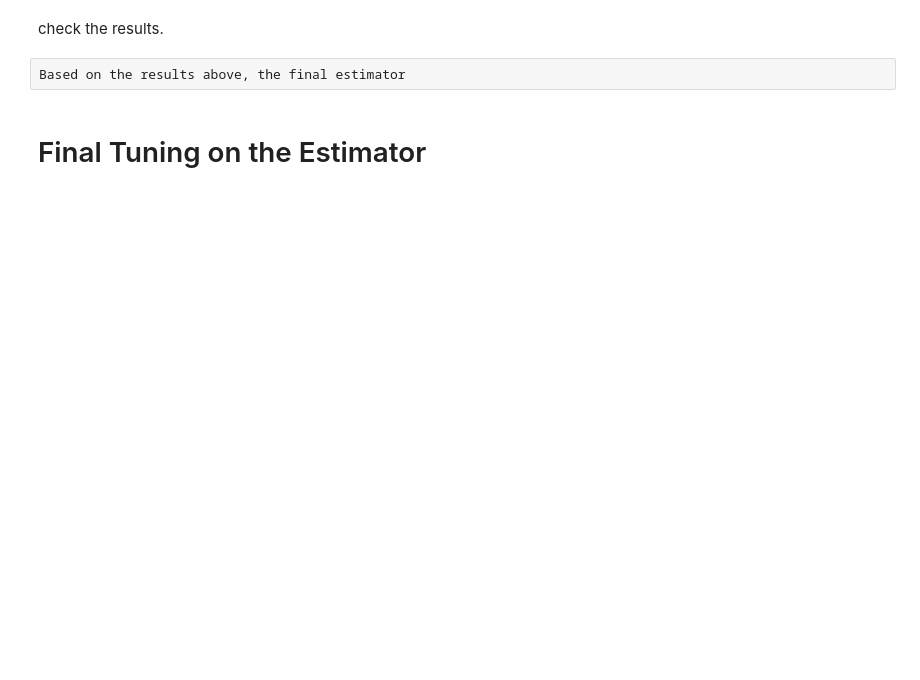
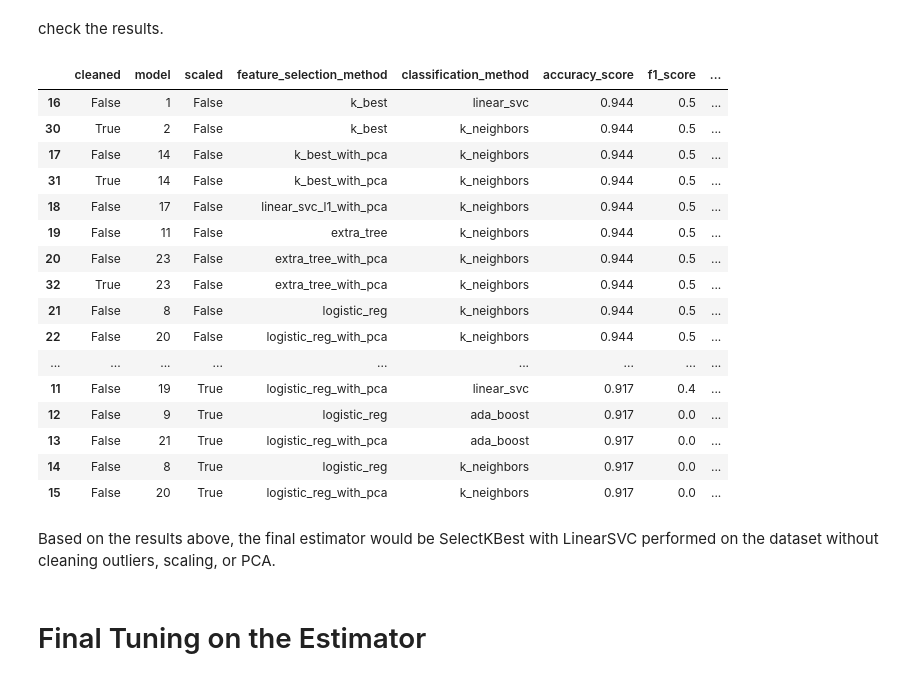
Before and after one commit to yyforyongyu/fraud-detection-enron, a Jupyter notebook: final_project/project_5_machine_learning.ipynb, the cells around one changed output. Saved outputs shown, nothing was run; the diff lists cells and outputs as text; code cells hidden in the pictures; blank space fills up the shorter version.

Commit message:
tuing feature selection

```diff
--- a/final_project/project_5_machine_learning.ipynb
+++ b/final_project/project_5_machine_learning.ipynb
@@ -364,8 +541,26 @@ cleaned_model_sets, score_cleaned = trainModel(data_dict, features_list,
 # %% [markdown]
 check the results.
 # %%
-pd.read_csv("result.csv")
+pd.read_csv("result.csv").sort(['accuracy_score','time_used'], ascending= [0, 1])
+# %% [output]
+|  | cleaned | model | scaled | feature_selection_method | classification_method | accuracy_score | f1_score | ... |
+| 16 | False | 1 | False | k_best | linear_svc | 0.944 | 0.5 | ... |
+| 30 | True | 2 | False | k_best | k_neighbors | 0.944 | 0.5 | ... |
+| 17 | False | 14 | False | k_best_with_pca | k_neighbors | 0.944 | 0.5 | ... |
+| 31 | True | 14 | False | k_best_with_pca | k_neighbors | 0.944 | 0.5 | ... |
+| 18 | False | 17 | False | linear_svc_l1_with_pca | k_neighbors | 0.944 | 0.5 | ... |
+| 19 | False | 11 | False | extra_tree | k_neighbors | 0.944 | 0.5 | ... |
+| 20 | False | 23 | False | extra_tree_with_pca | k_neighbors | 0.944 | 0.5 | ... |
+| 32 | True | 23 | False | extra_tree_with_pca | k_neighbors | 0.944 | 0.5 | ... |
+| 21 | False | 8 | False | logistic_reg | k_neighbors | 0.944 | 0.5 | ... |
+| 22 | False | 20 | False | logistic_reg_with_pca | k_neighbors | 0.944 | 0.5 | ... |
+| ... | ... | ... | ... | ... | ... | ... | ... | ... |
+| 11 | False | 19 | True | logistic_reg_with_pca | linear_svc | 0.917 | 0.4 | ... |
+| 12 | False | 9 | True | logistic_reg | ada_boost | 0.917 | 0.0 | ... |
+| 13 | False | 21 | True | logistic_reg_with_pca | ada_boost | 0.917 | 0.0 | ... |
+| 14 | False | 8 | True | logistic_reg | k_neighbors | 0.917 | 0.0 | ... |
+| 15 | False | 20 | True | logistic_reg_with_pca | k_neighbors | 0.917 | 0.0 | ... |
-# %% [raw]
-Based on the results above, the final estimator
+# %% [markdown]
+Based on the results above, the final estimator would be SelectKBest with LinearSVC performed on the dataset without cleaning outliers, scaling, or PCA.
 # %% [markdown]
 # Final Tuning on the Estimator
```
Also changed, not shown: parts of 34 cells of this notebook, 4 other files.
